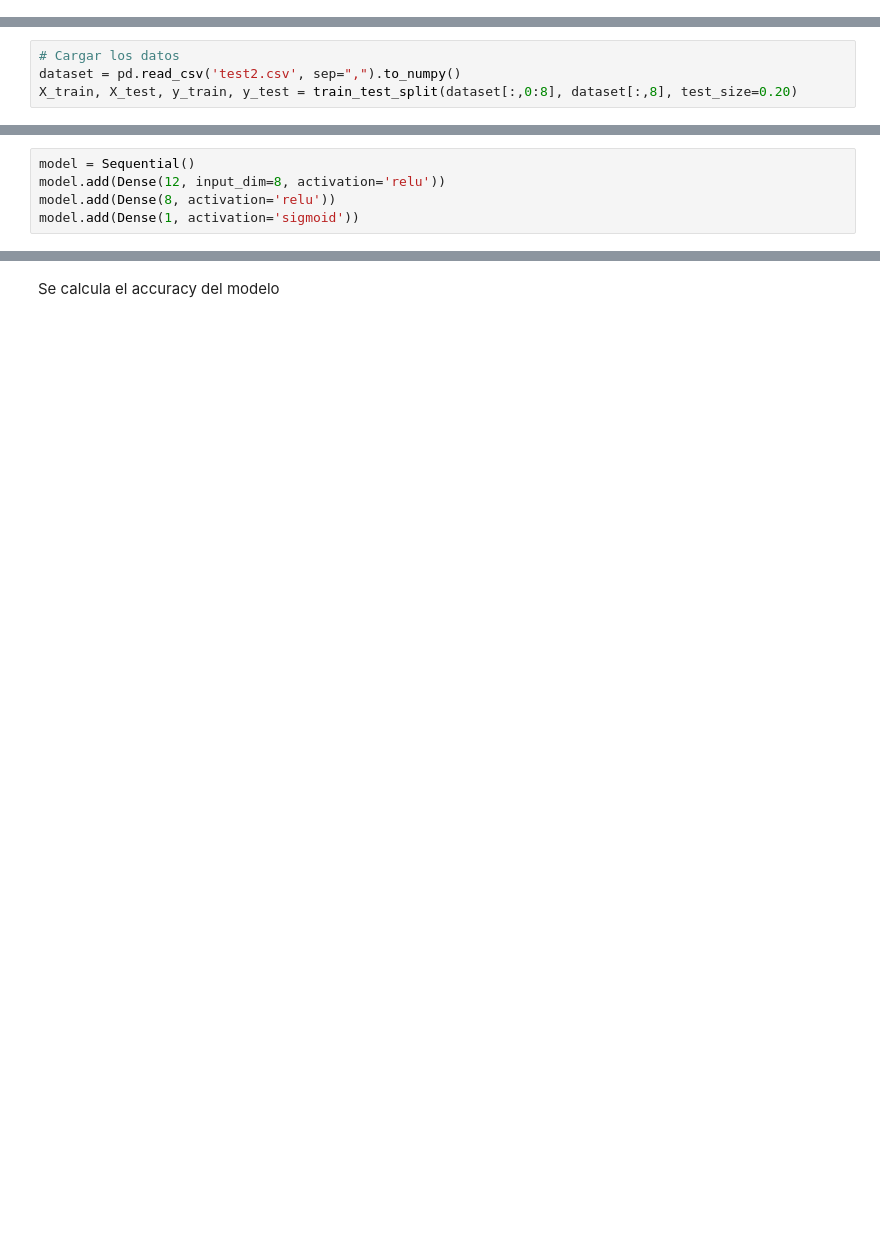
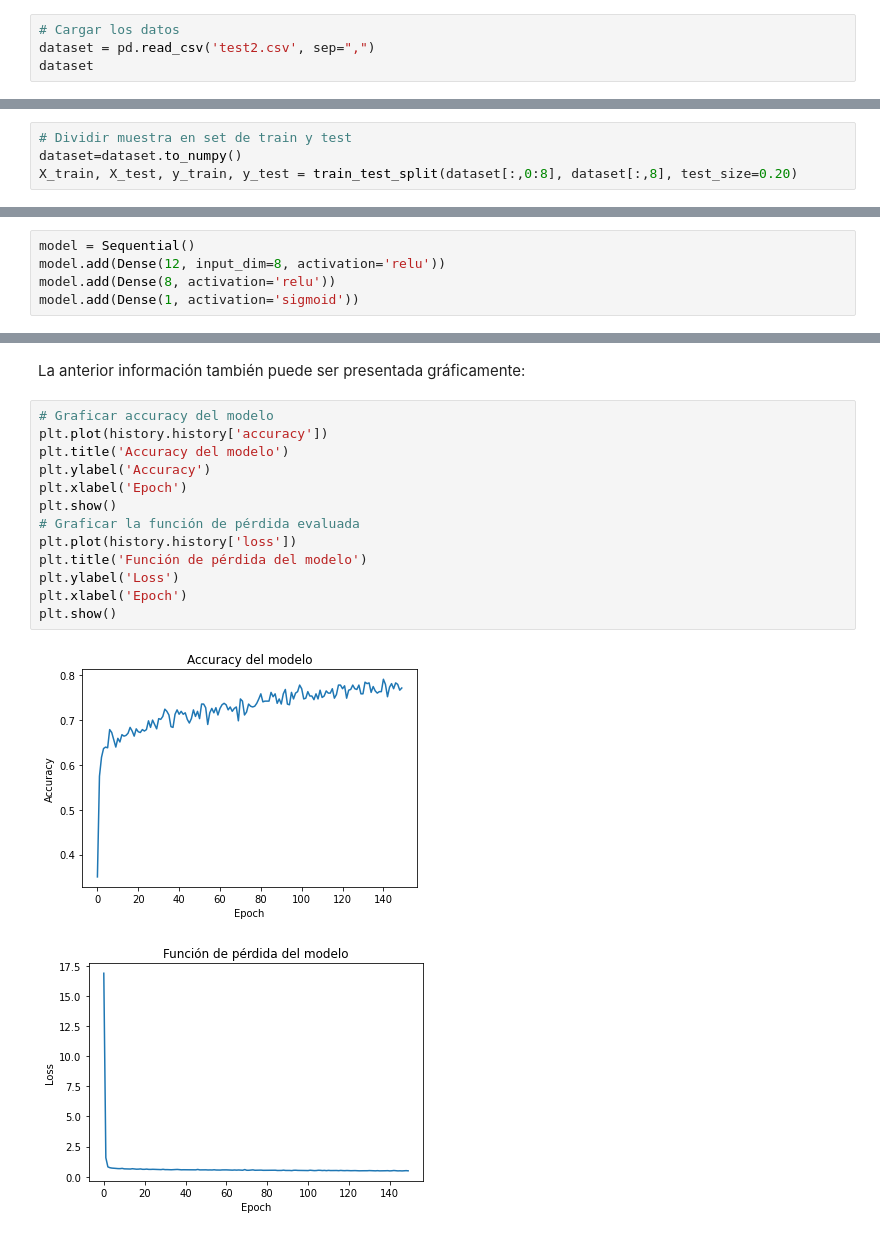
Before and after one commit to gasanchez10/DeepLearning2022, a Jupyter notebook: SEM2/S2LSC1.ipynb, the cells around one changed output, grey strips where cells are left out. Drawn from its saved outputs; the diff is of its cells as text; blank space fills up the shorter version.

```diff
--- a/SEM2/S2LSC1.ipynb
+++ b/SEM2/S2LSC1.ipynb
@@ -41,0 +43,4 @@ A continuación un  descripción breve de las variables.
+# %%
+# Cargar los datos
+dataset = pd.read_csv('test2.csv', sep=",")
+dataset
@@ -42,4 +63,4 @@ A continuación un  descripción breve de las variables.
 # %%
-# Cargar los datos
-dataset = pd.read_csv('test2.csv', sep=",").to_numpy()
+# Dividir muestra en set de train y test
+dataset=dataset.to_numpy()
 X_train, X_test, y_train, y_test = train_test_split(dataset[:,0:8], dataset[:,8], test_size=0.20)
@@ -84,2 +120,18 @@ Epoch 150/150
-# %% [markdown]
-Se calcula el accuracy del modelo
+# %% [markdown]
+La anterior información también puede ser presentada gráficamente:
+# %%
+# Graficar accuracy del modelo
+plt.plot(history.history['accuracy'])
+plt.title('Accuracy del modelo')
+plt.ylabel('Accuracy')
+plt.xlabel('Epoch')
+plt.show()
+# Graficar la función de pérdida evaluada
+plt.plot(history.history['loss'])
+plt.title('Función de pérdida del modelo')
+plt.ylabel('Loss')
+plt.xlabel('Epoch')
+plt.show()
+# %% [output]
+[figure, added]
+[figure, added]
```
Also changed, not shown: parts of 34 cells of this notebook, 2 other files.
